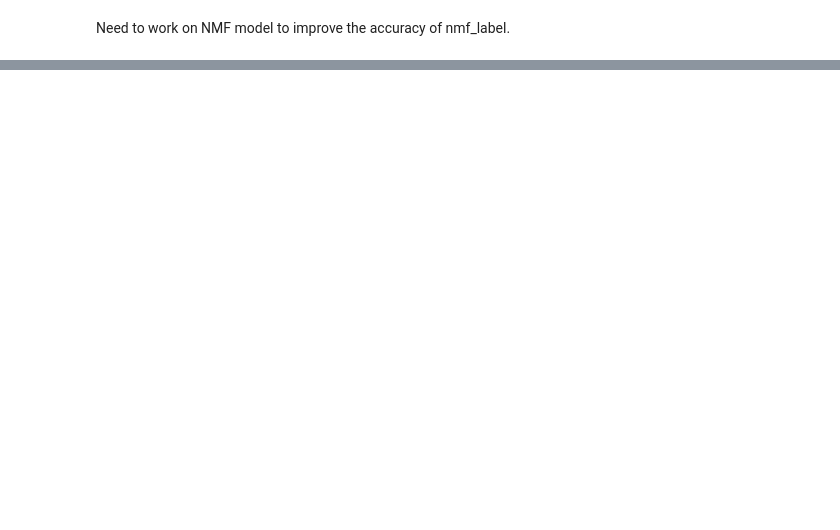
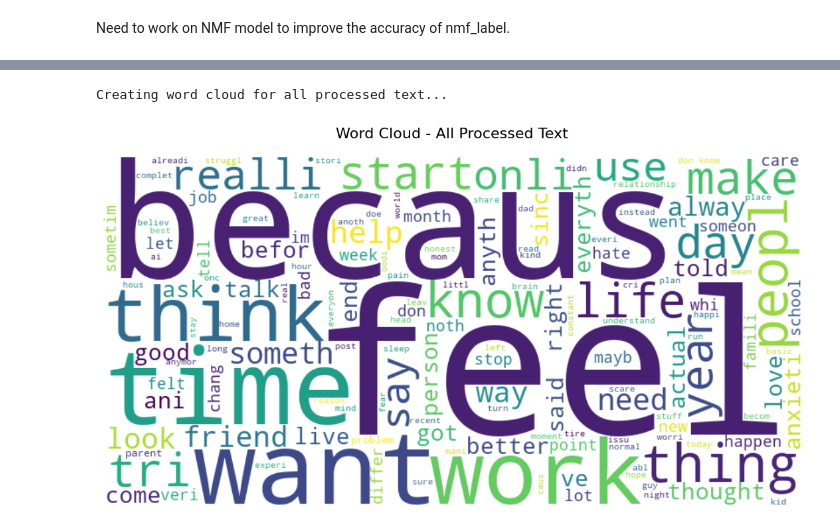
Before and after one commit to shutinghe3601/milestone2, a Jupyter notebook: notebooks/text_process.ipynb, the cells around one changed output, grey strips where cells are left out. Saved outputs shown, nothing was run; the diff lists cells and outputs as text; code cells hidden in the pictures; blank space fills up the shorter version.

Commit message:
Add enhanced topic modeling with word clouds and improved docs

```diff
--- a/notebooks/text_process.ipynb
+++ b/notebooks/text_process.ipynb
@@ -359,0 +599,11 @@ Need to work on NMF model to improve the accuracy of nmf_label.
+# %%
+labels_f = [make_label(ws) for ws in top_terms_f]
+df["nmf_topic"] = P.argmax(axis=1)
+df["nmf_conf"]  = P.max(axis=1)
+df["nmf_label"] = df["nmf_topic"].map(dict(enumerate(labels_f)))
+
+topic_counts = (pd.Series(df["nmf_label"])
+                  .value_counts()
+                  .rename_axis("topic")
+                  .reset_index(name="count"))
+print("\nTopic counts:\n", topic_counts.head(10))
@@ -359,0 +819,59 @@ Need to work on NMF model to improve the accuracy of nmf_label.
+# %%
+# Word Cloud Visualization
+from wordcloud import WordCloud
+import matplotlib.pyplot as plt
+
+# Install wordcloud if not already installed
+try:
+    from wordcloud import WordCloud
+except ImportError:
+    import subprocess
+    import sys
+    subprocess.check_call([sys.executable, "-m", "pip", "install", "wordcloud"])
+    from wordcloud import WordCloud
+
+# Create word cloud from processed text
+def create_word_cloud(texts, title="Word Cloud", max_words=100, width=800, height=400):
+    """Create a word cloud from a list of tokenized texts"""
+    # Flatten all tokens into a single string
+    all_tokens = []
+    for text in texts:
+        if isinstance(text, list):
+            all_tokens.extend(text)
+        elif isinstance(text, str):
+            all_tokens.extend(text.split())
+
+    # Join tokens with spaces for wordcloud
+    text_string = ' '.join(all_tokens)
+
+    # Create word cloud
+    wordcloud = WordCloud(
+        width=width,
+        height=height,
+        background_color='white',
+        max_words=max_words,
+        colormap='viridis',
+        relative_scaling=0.5,
+        random_state=42
+    ).generate(text_string)
+
+    # Display
+    plt.figure(figsize=(12, 6))
+    plt.imshow(wordcloud, interpolation='bilinear')
+    plt.axis('off')
+    plt.title(title, fontsize=16, pad=20)
+    plt.tight_layout()
+    plt.show()
+
+    return wordcloud
+
+# Create word cloud for all processed text
+print("Creating word cloud for all processed text...")
+wordcloud_all = create_word_cloud(
+    df['processed_full_text'].dropna(),
+    title="Word Cloud - All Processed Text",
+    max_words=150
+)
+# %% [output]
+Creating word cloud for all processed text...
+[figure, added]
```
Also changed, not shown: parts of 31 cells of this notebook, 3 other files.
